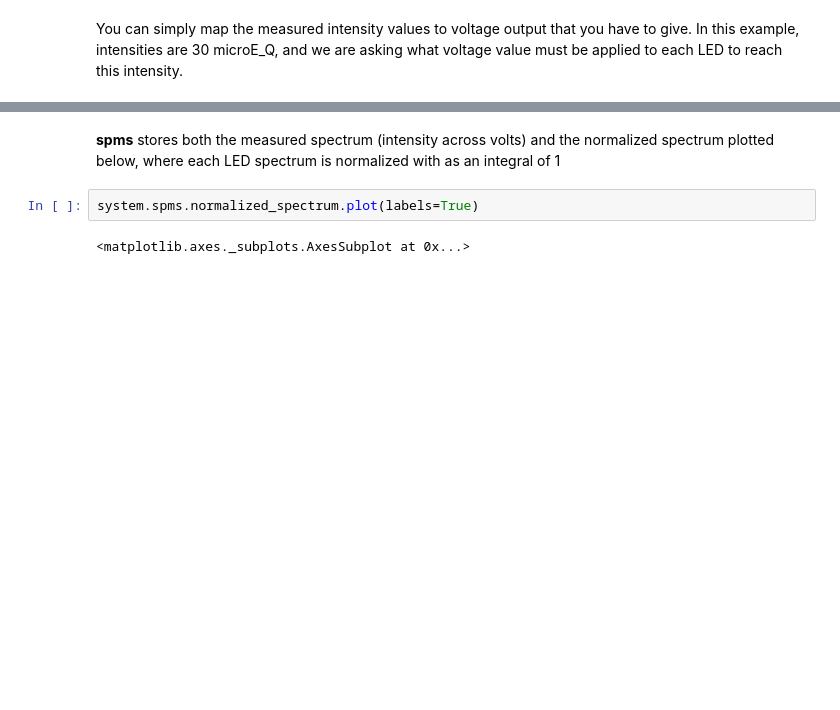
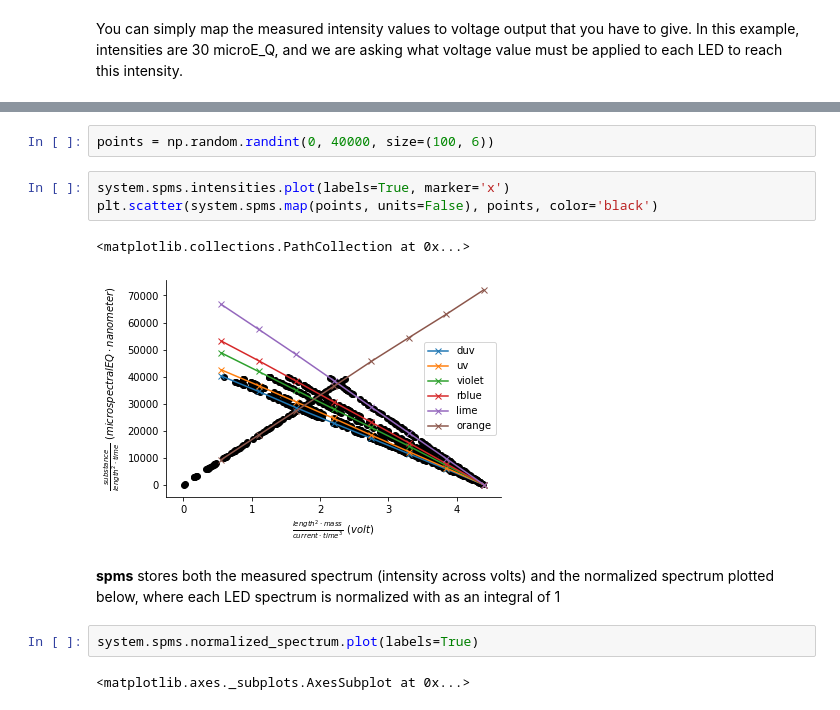
Before and after one commit to neuralsignal/dreye, a Jupyter notebook: tutorials/Running Dummy Measurements.ipynb, the cells around one changed output, grey strips where cells are left out. Drawn from its saved outputs; the diff is of its cells as text; blank space fills up the shorter version.

```diff
--- a/tutorials/Running Dummy Measurements.ipynb
+++ b/tutorials/Running Dummy Measurements.ipynb
@@ -169,3 +155,11 @@ array([[1.47094734, 1.69130137, 2.10513659, 2.25251679, 2.68585548,
+# %%
+points = np.random.randint(0, 40000, size=(100, 6))
+# %%
+system.spms.intensities.plot(labels=True, marker='x')
+plt.scatter(system.spms.map(points, units=False), points, color='black')
+# %% [output]
+<matplotlib.collections.PathCollection at 0x...>
+[figure, added]
 # %% [markdown]
 **spms** stores both the measured spectrum (intensity across volts) and the normalized spectrum plotted below, where each LED spectrum is normalized with as an integral of 1
 # %%
```
Also changed, not shown: parts of 13 cells of this notebook, 13 other files.
